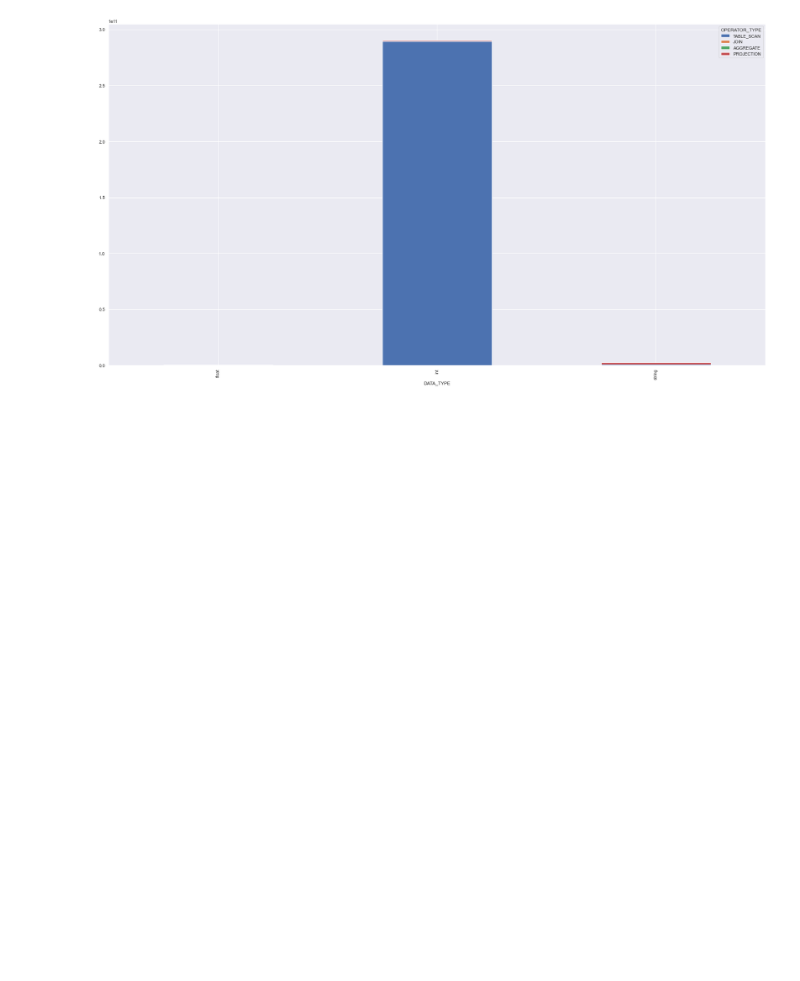
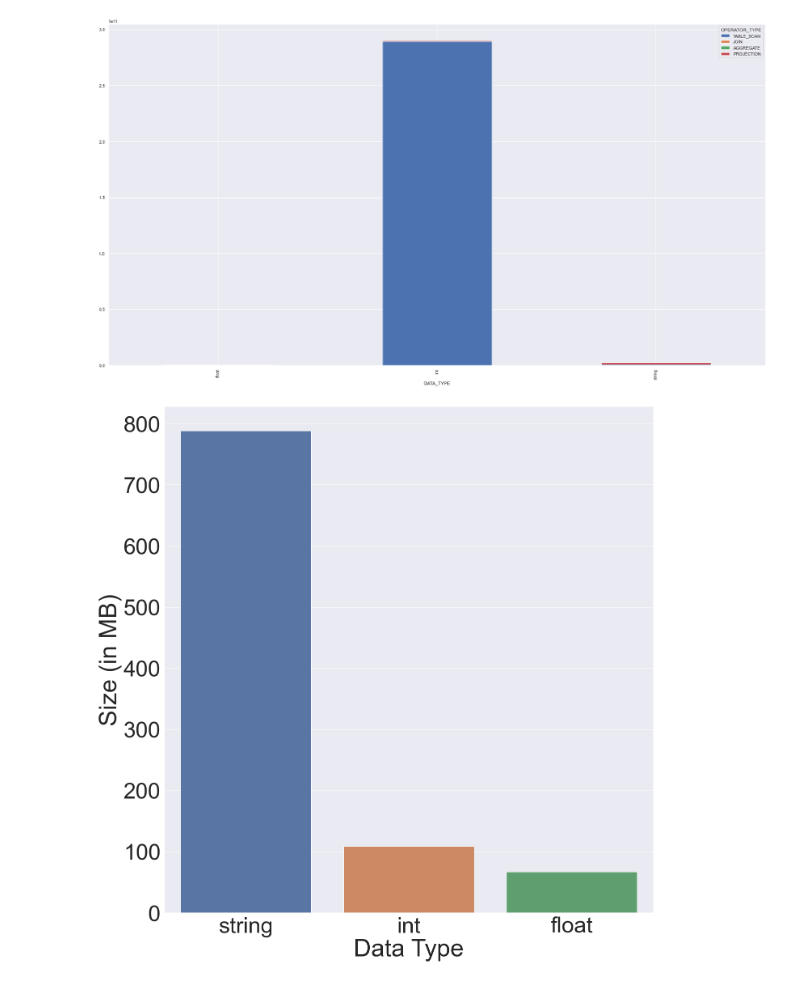
Before and after one commit to linuslh1996/column-compression, a Jupyter notebook: notebooks/AnalyseWorkloads.ipynb, the cells around one changed output. Saved outputs shown, nothing was run; the diff lists cells and outputs as text; code cells hidden in the pictures; blank space fills up the shorter version.

```diff
--- a/notebooks/AnalyseWorkloads.ipynb
+++ b/notebooks/AnalyseWorkloads.ipynb
@@ -64,3 +68,11 @@ Processing projections
 Processing aggregates
 Processing joins
 [figure]
+# %%
+data: DataFrame = DataFrame()
+data["Data Type"] = ["string", "int", "float"]
+data["Size (in MB)"] = [788, 109, 67]
+sns.catplot(data=data, x="Data Type", y="Size (in MB)", kind="bar", height=20)
+plt.savefig("visualizations/tpch_data_type_sizes.png")
+# %% [output]
+[figure, added]
```
Also changed, not shown: parts of 4 cells of this notebook, 13 other files.
